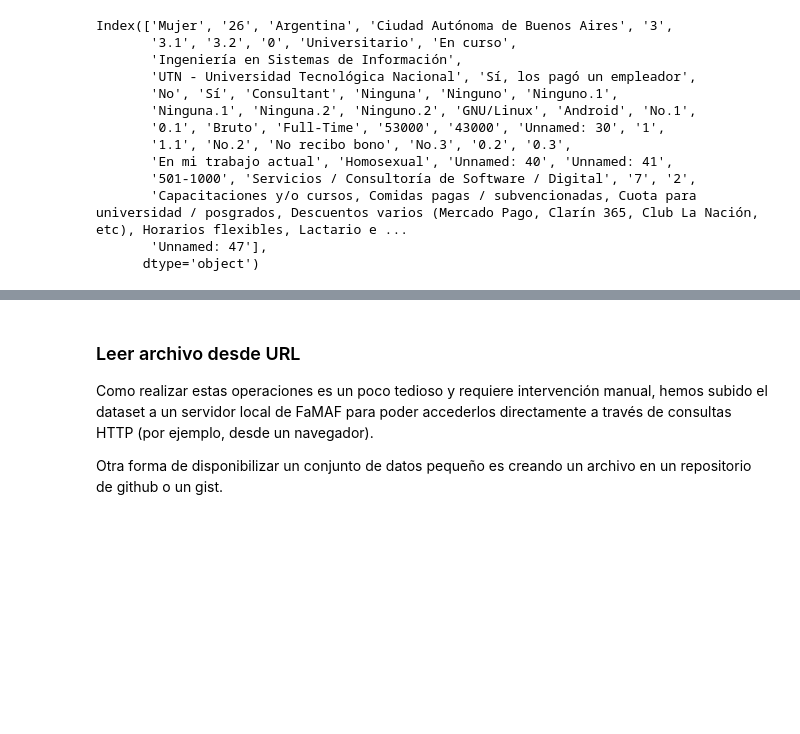
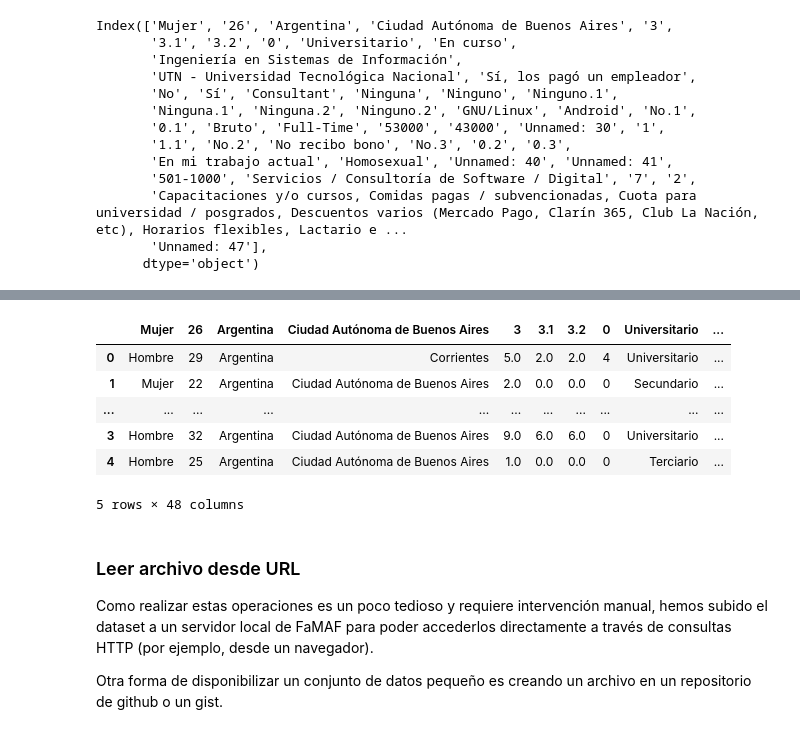
Before and after one commit to gusalvarez10/DiploDatos, a Jupyter notebook: 00_Inicios_en_Python.ipynb, the cells around one changed output, grey strips where cells are left out. Saved outputs shown, nothing was run; the diff lists cells and outputs as text; code cells hidden in the pictures; blank space fills up the shorter version.

```diff
--- a/00_Inicios_en_Python.ipynb
+++ b/00_Inicios_en_Python.ipynb
@@ -200,7 +219,15 @@ def replace_columns(df, new_columns):
   return df.rename(columns=new_col_names)
 # %%
 df_renamed = replace_columns(df_fixed, new_columns)
-df_renamed[:2]
+df_renamed[:5]
+# %% [output]
+|  | Mujer | 26 | Argentina | Ciudad Autónoma de Buenos Aires | 3 | 3.1 | 3.2 | 0 | Universitario | ... |
+| 0 | Hombre | 29 | Argentina | Corrientes | 5.0 | 2.0 | 2.0 | 4 | Universitario | ... |
+| 1 | Mujer | 22 | Argentina | Ciudad Autónoma de Buenos Aires | 2.0 | 0.0 | 0.0 | 0 | Secundario | ... |
+| ... | ... | ... | ... | ... | ... | ... | ... | ... | ... | ... |
+| 3 | Hombre | 32 | Argentina | Ciudad Autónoma de Buenos Aires | 9.0 | 6.0 | 6.0 | 0 | Universitario | ... |
+| 4 | Hombre | 25 | Argentina | Ciudad Autónoma de Buenos Aires | 1.0 | 0.0 | 0.0 | 0 | Terciario | ... |
+5 rows × 48 columns
 # %% [markdown]
 ### Leer archivo desde URL
 
```
Also changed, not shown: parts of 4 cells of this notebook.
